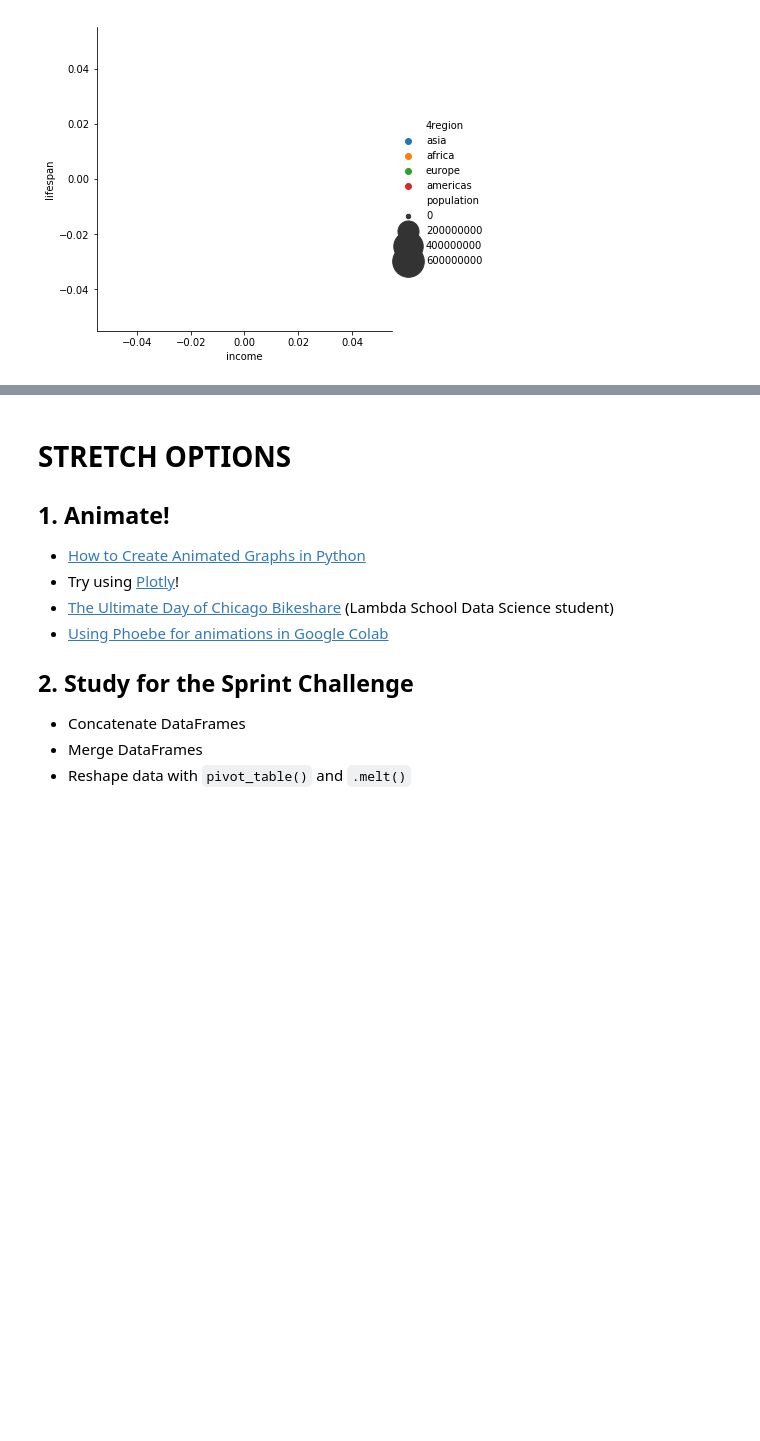
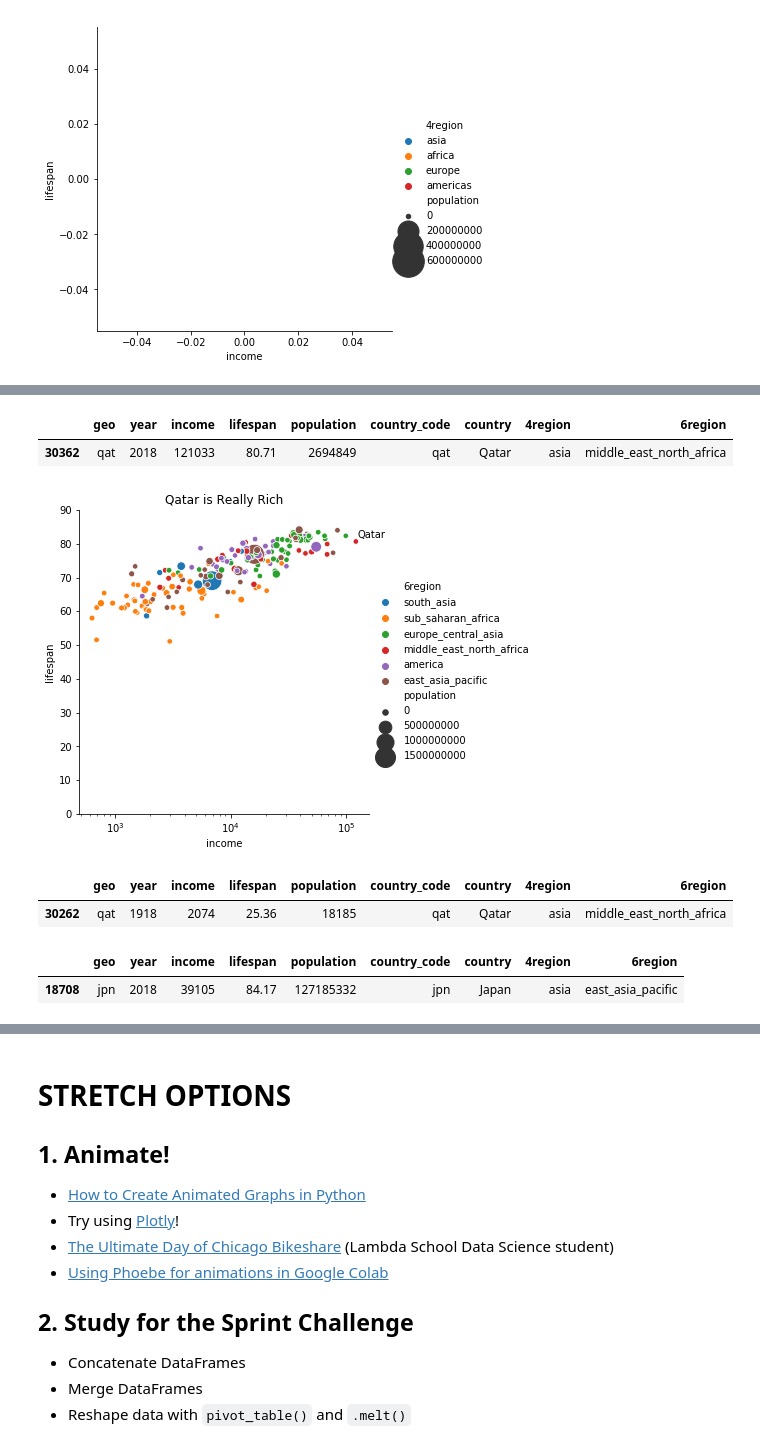
Before and after one commit to Bhavani-Rajan/DS-Unit-1-Sprint-2-Data-Wrangling-and-Storytelling, a Jupyter notebook: module4-sequence-your-narrative/LS_DS_124_Sequence_your_narrative_Assignment.ipynb, the cells around one changed output, grey strips where cells are left out. Cells and saved outputs as stored; diff of their text form; code cells hidden in the pictures; blank space fills up the shorter version.

```diff
--- a/module4-sequence-your-narrative/LS_DS_124_Sequence_your_narrative_Assignment.ipynb
+++ b/module4-sequence-your-narrative/LS_DS_124_Sequence_your_narrative_Assignment.ipynb
@@ -329,0 +366,28 @@ plt.show()
+# %%
+now_qatar = now[now.country=='Qatar']
+now_qatar.head()
+# %% [output]
+|  | geo | year | income | lifespan | population | country_code | country | 4region | 6region |
+| 30362 | qat | 2018 | 121033 | 80.71 | 2694849 | qat | Qatar | asia | middle_east_north_africa |
+# %%
+sns.relplot(x='income', y='lifespan', hue='6region', size='population',
+            sizes=(30,400), data=now)
+plt.xscale('log')
+plt.ylim(0,90)
+plt.title("Qatar is Really Rich")
+plt.text(x=now_qatar.income+5000, y= now_qatar.lifespan+1, s='Qatar')
+plt.show()
+# %% [output]
+[figure, added]
+# %%
+then_qatar = then[then.country=='Qatar']
+then_qatar.head()
+# %% [output]
+|  | geo | year | income | lifespan | population | country_code | country | 4region | 6region |
+| 30262 | qat | 1918 | 2074 | 25.36 | 18185 | qat | Qatar | asia | middle_east_north_africa |
+# %%
+now_japan = now[now.country=='Japan']
+now_japan.head()
+# %% [output]
+|  | geo | year | income | lifespan | population | country_code | country | 4region | 6region |
+| 18708 | jpn | 2018 | 39105 | 84.17 | 127185332 | jpn | Japan | asia | east_asia_pacific |
```
Also changed, not shown: parts of 8 cells of this notebook.
